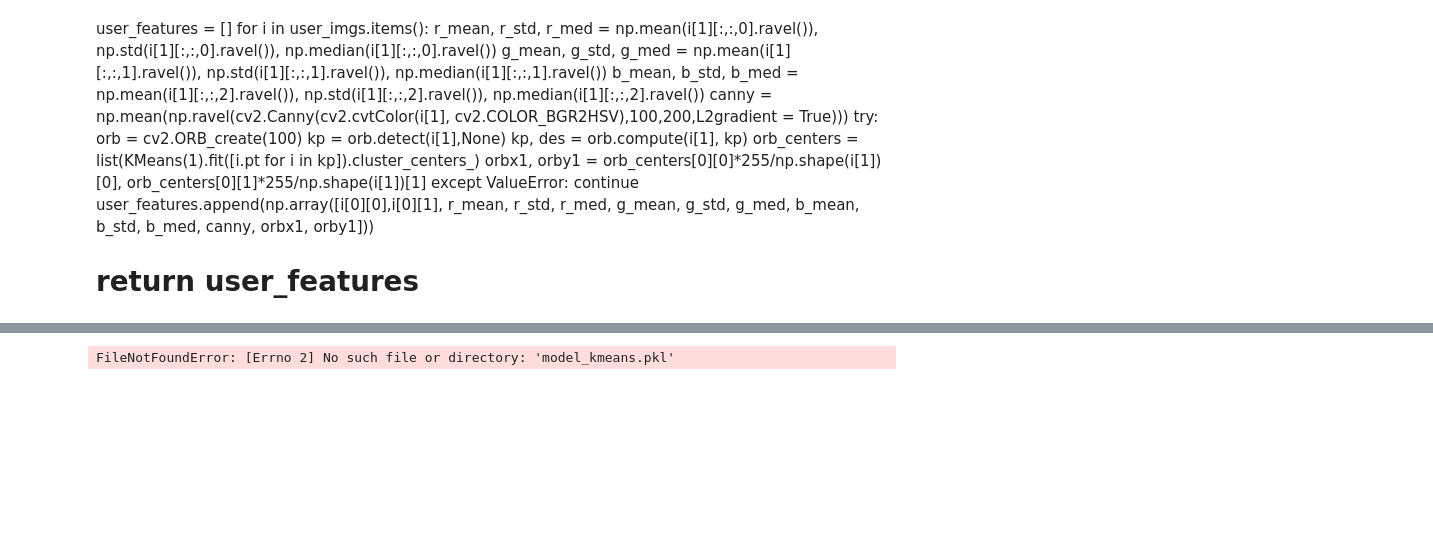
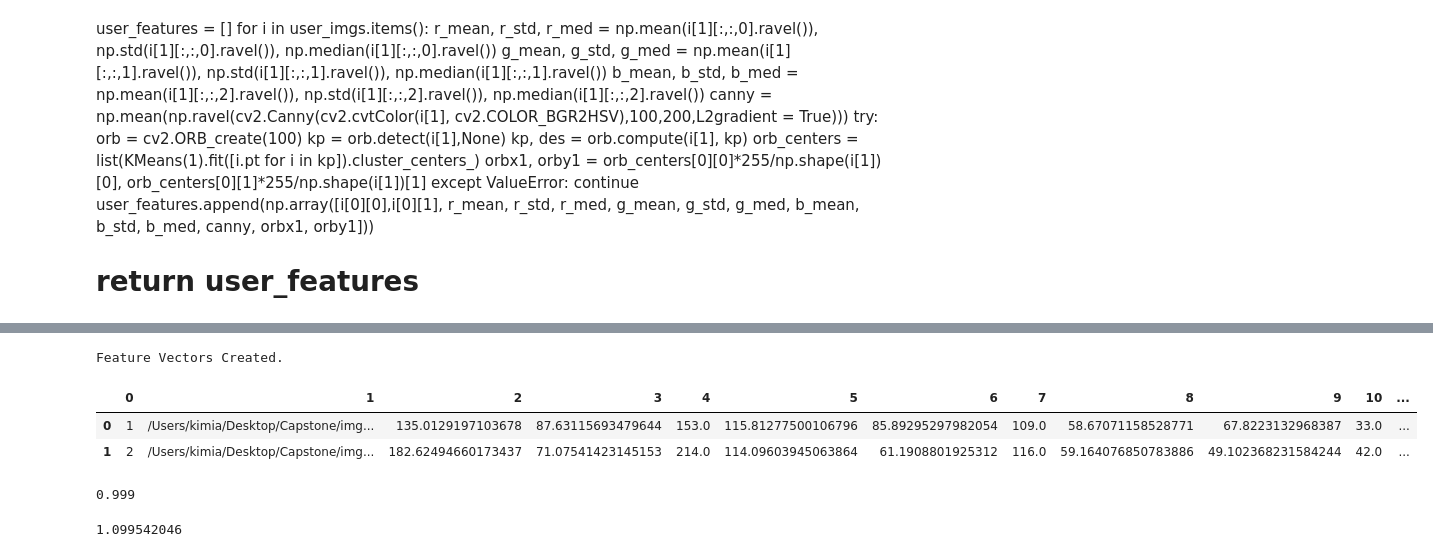
Before and after one commit to kmavon/dataswag, a Jupyter notebook: Image Analysis/RecSystem_KM.ipynb, the cells around one changed output, grey strips where cells are left out. Drawn from its saved outputs; the diff is of its cells as text; code cells hidden in the pictures; blank space fills up the shorter version.

```diff
--- a/Image Analysis/RecSystem_KM.ipynb
+++ b/Image Analysis/RecSystem_KM.ipynb
@@ -90,6 +130,23 @@ def convert(user_imgs):
         user_features.append(np.array([i[0][0],i[0][1], r_mean, r_std, r_med, g_mean, g_std, g_med, b_mean, b_std, b_med, canny, orbx1, orby1]))
     return user_features
 
-#Convert Images
-user_features = convert(user_imgs)
-print("Feature Vectors Created.")
+
+
+def convert_to_features(user_imgs): #columns):
+    features = []
+    for i in user_imgs.items():
+        r_mean, r_std, r_med = np.mean(i[1][:,:,0].ravel()), np.std(i[1][:,:,0].ravel()), np.median(i[1][:,:,0].ravel())
+        g_mean, g_std, g_med  = np.mean(i[1][:,:,1].ravel()), np.std(i[1][:,:,1].ravel()), np.median(i[1][:,:,1].ravel())
+        b_mean, b_std, b_med  = np.mean(i[1][:,:,2].ravel()), np.std(i[1][:,:,2].ravel()), np.median(i[1][:,:,2].ravel())
+        canny = np.mean(np.ravel(cv2.Canny(cv2.cvtColor(i[1], cv2.COLOR_BGR2HSV),100,200,L2gradient = True)))
+        try:
+            orb = cv2.ORB_create(100)
+            kp = orb.detect(i[1],None)
+            kp, des = orb.compute(i[1], kp)
+            orb_centers = list(KMeans(1).fit([i.pt for i in kp]).cluster_centers_)
+            orbx1, orby1 = orb_centers[0][0]*255/np.shape(i[1])[0], orb_centers[0][1]*255/np.shape(i[1])[1]
+        except ValueError:
+            continue
+        features.append(np.array([i[0][0],i[0][1], r_mean, r_std, r_med, g_mean, g_std, g_med, b_mean, b_std, b_med, canny, orbx1, orby1]))
+    df = pd.DataFrame(features) #columns = columns)
+    return df
@@ -328,8 +153,26 @@ Overwriting ClusteringTest.py
+# %%
+#Convert Images
+user_features = convert(user_imgs)
+df = convert_to_features(user_imgs)
+print("Feature Vectors Created.")
+# %% [output]
+Feature Vectors Created.
+# %%
+df
+# %% [output]
+|  | 0 | 1 | 2 | 3 | 4 | 5 | 6 | 7 | 8 | 9 | 10 | ... |
+| 0 | 1 | /Users/kimia/Desktop/Capstone/img... | 135.0129197103678 | 87.63115693479644 | 153.0 | 115.81277500106796 | 85.89295297982054 | 109.0 | 58.67071158528771 | 67.8223132968387 | 33.0 | ... |
+| 1 | 2 | /Users/kimia/Desktop/Capstone/img... | 182.62494660173437 | 71.07541423145153 | 214.0 | 114.09603945063864 | 61.1908801925312 | 116.0 | 59.164076850783886 | 49.102368231584244 | 42.0 | ... |
+# %%
+nums = (.095, .81, .094)
+np.sum(nums)
+# %% [output]
+0.999
+# %%
+np.sum([.30051, .799032046, 9.81445147e-17])
+# %% [output]
+1.099542046
 # %%
 import ClusteringTrain
 # %%
 from sklearn.externals import joblib
-# %%
-joblib.load('model_kmeans.pkl')
-# %% [output]
-FileNotFoundError: [Errno 2] No such file or directory: 'model_kmeans.pkl'
```
Also changed, not shown: parts of 15 cells of this notebook, 3 other files.
